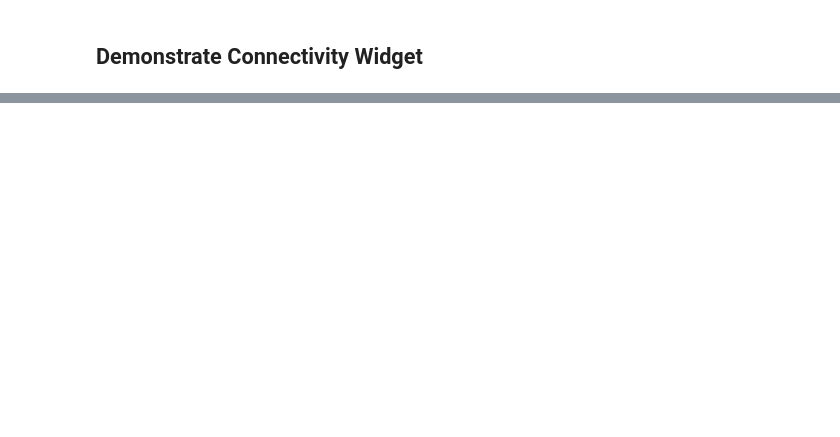
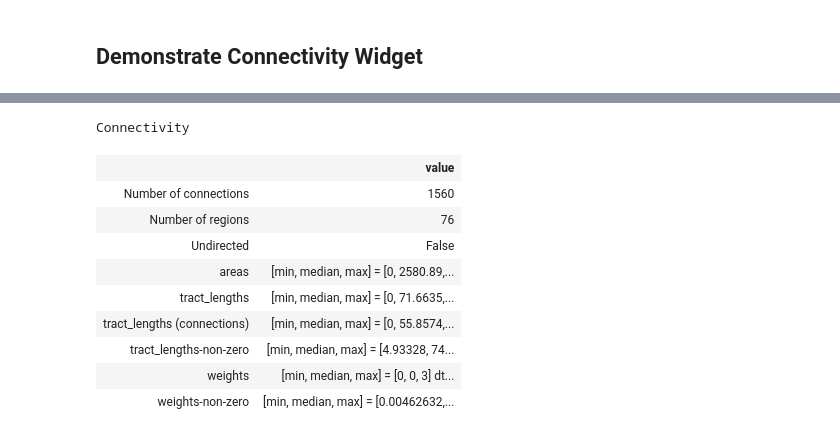
Before and after one commit to the-virtual-brain/tvb-widgets, a Jupyter notebook: notebooks/Connectivity.ipynb, the cells around one changed output, grey strips where cells are left out. Saved outputs shown, nothing was run; the diff lists cells and outputs as text; code cells hidden in the pictures; blank space fills up the shorter version.

```diff
--- a/notebooks/Connectivity.ipynb
+++ b/notebooks/Connectivity.ipynb
@@ -28,0 +44,18 @@ display(wid)
+# %%
+# replace None in the method below with the gid of the connectivity you wish to export
+# if no gid is provided it will export the connectivity currently viewed
+
+new_connectivity = wid.get_connectivity(gid=None)
+new_connectivity
+# %% [output]
+Connectivity
+|  | value |
+| Number of connections | 1560 |
+| Number of regions | 76 |
+| Undirected | False |
+| areas | [min, median, max] = [0, 2580.89,... |
+| tract_lengths | [min, median, max] = [0, 71.6635,... |
+| tract_lengths (connections) | [min, median, max] = [0, 55.8574,... |
+| tract_lengths-non-zero | [min, median, max] = [4.93328, 74... |
+| weights | [min, median, max] = [0, 0, 3] dt... |
+| weights-non-zero | [min, median, max] = [0.00462632,... |
```
Also changed, not shown: parts of 1 cell of this notebook, 2 other files.
